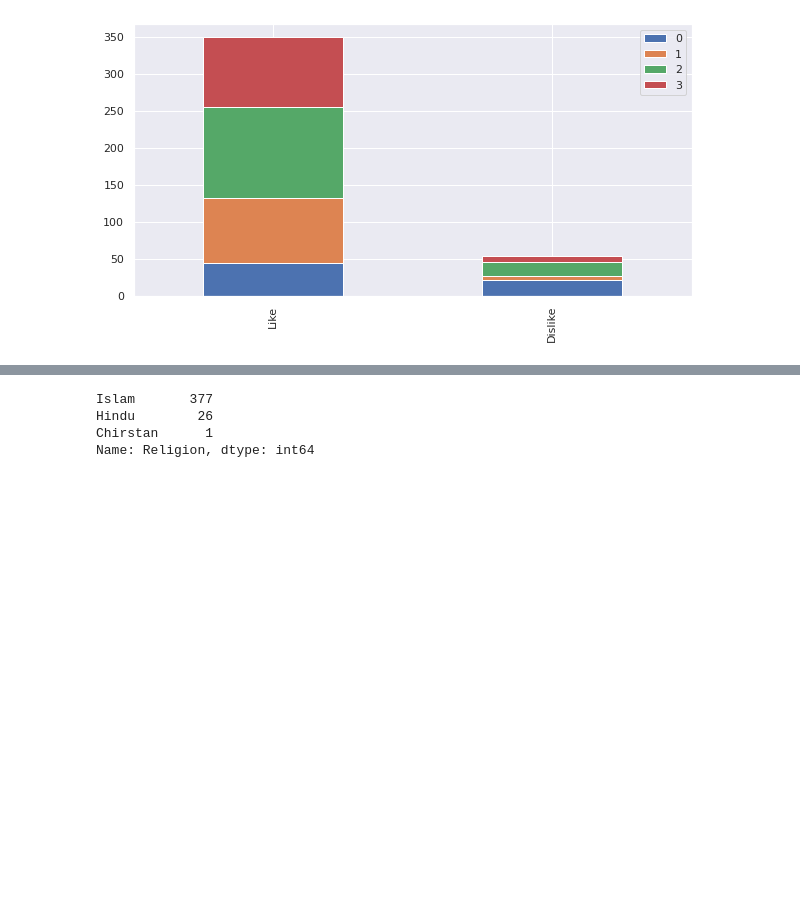
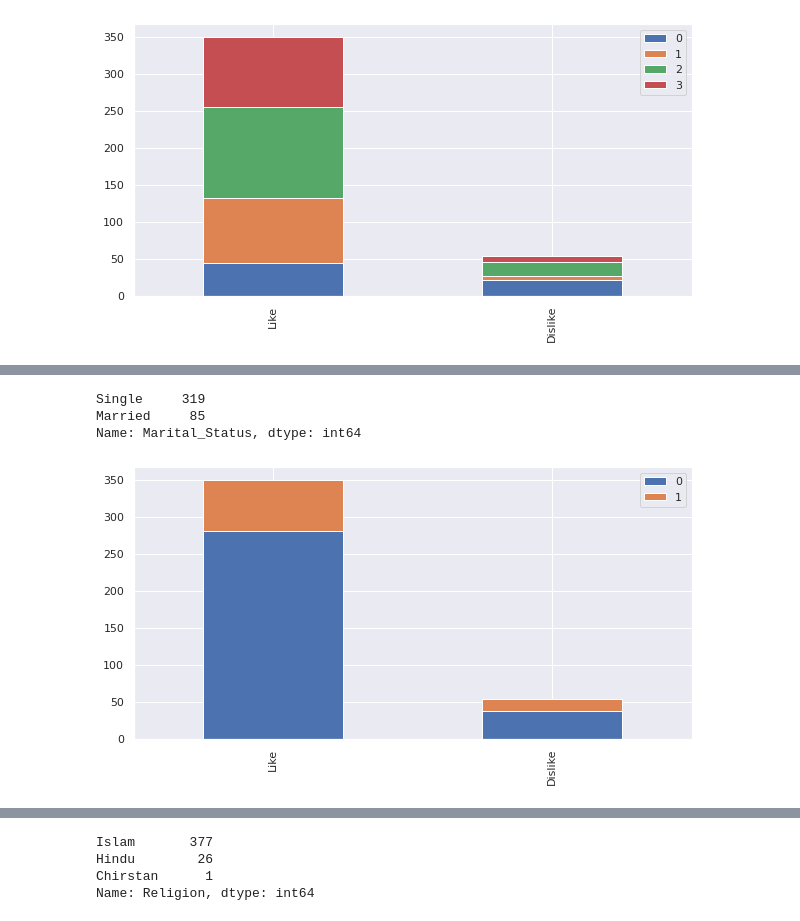
Before and after one commit to iamjahirulislam/Alpha, a Jupyter notebook: Project_Rose_Point_From_Team_Alpha.ipynb, the cells around one changed output, grey strips where cells are left out. Drawn from its saved outputs; the diff is of its cells as text; code cells hidden in the pictures; blank space fills up the shorter version.

```diff
--- a/Project_Rose_Point_From_Team_Alpha.ipynb
+++ b/Project_Rose_Point_From_Team_Alpha.ipynb
@@ -193,11 +199,21 @@ rose.head()
 | 2 | Tasrin Jahan Mishu | tasrin15-2706@diu.edu.bd | 21.0 | 1 | 2 | Grameenphone | Single | Islam | Student | ... |
 | 3 | Nadia Rahman | nadia15-2763@diu.edu.bd | 21.0 | 1 | 0 | Grameenphone | Single | Islam | Student | ... |
 | 4 | Fatima yesmin | fatima15-1850@diu.edu.bd | 22.0 | 1 | 3 | Grameenphone | Single | Islam | Student | ... |
+# %%
+rose['Marital_Status'].value_counts()
+# %% [output]
+Single     319
+Married     85
+Name: Marital_Status, dtype: int64
 # %%
 ms_mapping = {"Single":0,"Married":1}
 # %%
 for dataset in rose_test_data:
     dataset['Marital_Status'] = dataset['Marital_Status'].map(ms_mapping)
+# %%
+bar_chart("Marital_Status")
+# %% [output]
+[figure, added]
 # %%
 rose.head()
 # %% [output]
```
Also changed, not shown: parts of 5 cells of this notebook.
